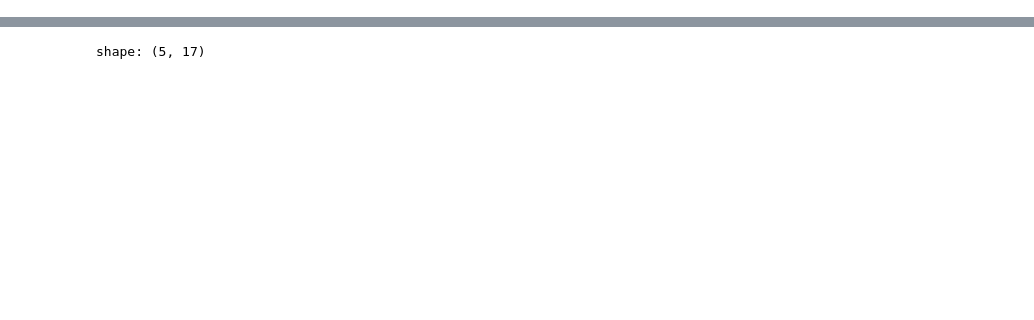
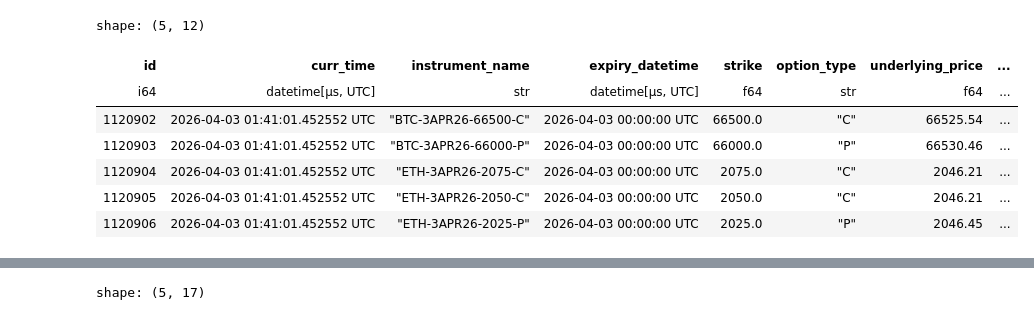
Before and after one commit to erxcshi/crypto_pred_market, a Jupyter notebook: data_gather/cleaning.ipynb, the cells around one changed output, grey strips where cells are left out. Cells and saved outputs as stored; diff of their text form; code cells hidden in the pictures; blank space fills up the shorter version.

```diff
--- a/data_gather/cleaning.ipynb
+++ b/data_gather/cleaning.ipynb
@@ -96,2 +107,13 @@ all_coins_kalshi.group_by(('open_time')).agg(pl.len()).sort('open_time')
+# %%
+btc_eth_options.tail()
+# %% [output]
+shape: (5, 12)
+| id | curr_time | instrument_name | expiry_datetime | strike | option_type | underlying_price | ... |
+| i64 | datetime[μs, UTC] | str | datetime[μs, UTC] | f64 | str | f64 | ... |
+| 1120902 | 2026-04-03 01:41:01.452552 UTC | "BTC-3APR26-66500-C" | 2026-04-03 00:00:00 UTC | 66500.0 | "C" | 66525.54 | ... |
+| 1120903 | 2026-04-03 01:41:01.452552 UTC | "BTC-3APR26-66000-P" | 2026-04-03 00:00:00 UTC | 66000.0 | "P" | 66530.46 | ... |
+| 1120904 | 2026-04-03 01:41:01.452552 UTC | "ETH-3APR26-2075-C" | 2026-04-03 00:00:00 UTC | 2075.0 | "C" | 2046.21 | ... |
+| 1120905 | 2026-04-03 01:41:01.452552 UTC | "ETH-3APR26-2050-C" | 2026-04-03 00:00:00 UTC | 2050.0 | "C" | 2046.21 | ... |
+| 1120906 | 2026-04-03 01:41:01.452552 UTC | "ETH-3APR26-2025-P" | 2026-04-03 00:00:00 UTC | 2025.0 | "P" | 2046.45 | ... |
 # %%
 
```
Also changed, not shown: parts of 22 cells of this notebook, 9 other files.
